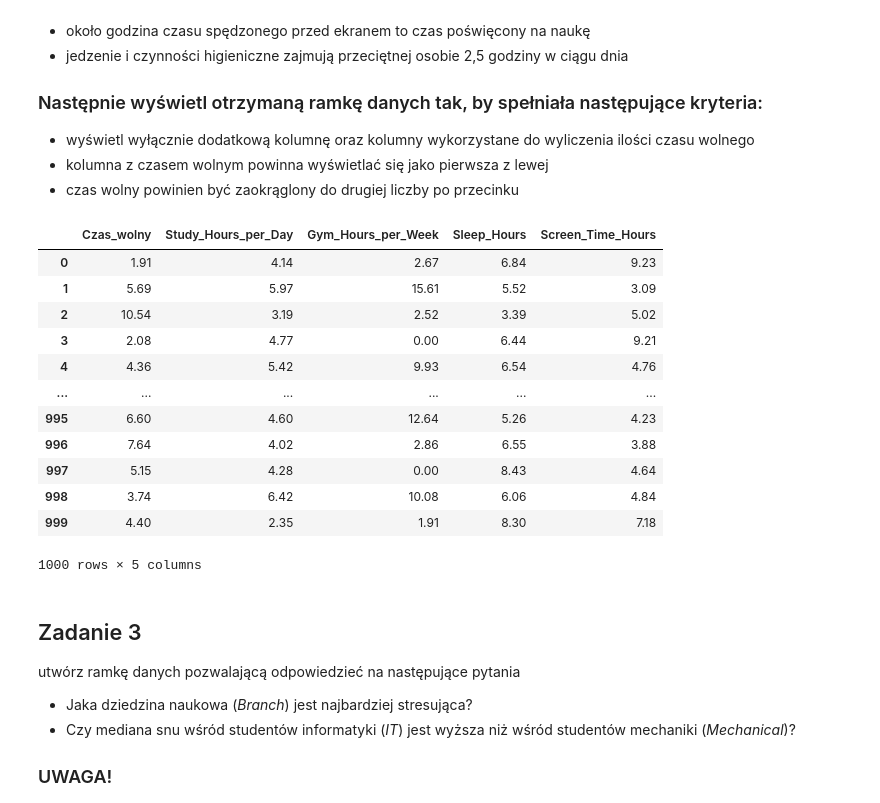
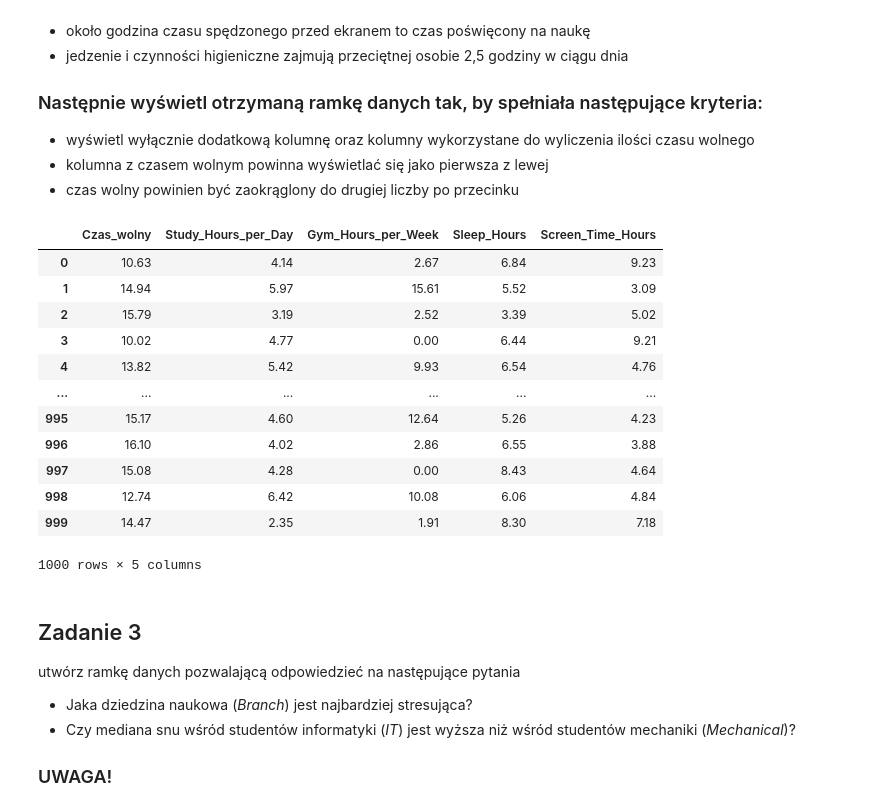
Before and after one commit to Zajecia-na-PWr-LR/lista-1-PawelZubalski, a Jupyter notebook: UczenieMaszynowe_25_26_Lista1.ipynb, the cells around one changed output. Cells and saved outputs as stored; diff of their text form; code cells hidden in the pictures.

```diff
--- a/UczenieMaszynowe_25_26_Lista1.ipynb
+++ b/UczenieMaszynowe_25_26_Lista1.ipynb
@@ -96,35 +96,35 @@ dodaj do ramki danych kolumnę z wyliczoną średnią ilością czasu wolnego, k
 - kolumna z czasem wolnym powinna wyświetlać się jako pierwsza z lewej
 - czas wolny powinien być zaokrąglony do drugiej liczby po przecinku
 # %%
-df['Czas_wolny'] = 24 - df['Study_Hours_per_Day'] - df['Screen_Time_Hours'] +
-1 - 2.5 - df['Gym_Hours_per_Week']/7 - df['Sleep_Hours']
+df['Czas_wolny'] = 24 - df['Study_Hours_per_Day'] - df['Screen_Time_Hours']
++ 1 - 2.5 - df['Gym_Hours_per_Week']/7 - df['Sleep_Hours']
 
 df['Czas_wolny'] = df['Czas_wolny'].round(2)
 
 columns = [
     'Study_Hours_per_Day',
     'Gym_Hours_per_Week',
     'Sleep_Hours',
     'Screen_Time_Hours'
 ]
 
 columns_to_print = ['Czas_wolny'] + columns
 
 table = df[columns_to_print]
 display(table)
 # %% [output]
 |  | Czas_wolny | Study_Hours_per_Day | Gym_Hours_per_Week | Sleep_Hours | Screen_Time_Hours |
-| 0 | 1.91 | 4.14 | 2.67 | 6.84 | 9.23 |
-| 1 | 5.69 | 5.97 | 15.61 | 5.52 | 3.09 |
-| 2 | 10.54 | 3.19 | 2.52 | 3.39 | 5.02 |
-| 3 | 2.08 | 4.77 | 0.00 | 6.44 | 9.21 |
-| 4 | 4.36 | 5.42 | 9.93 | 6.54 | 4.76 |
+| 0 | 10.63 | 4.14 | 2.67 | 6.84 | 9.23 |
+| 1 | 14.94 | 5.97 | 15.61 | 5.52 | 3.09 |
+| 2 | 15.79 | 3.19 | 2.52 | 3.39 | 5.02 |
+| 3 | 10.02 | 4.77 | 0.00 | 6.44 | 9.21 |
+| 4 | 13.82 | 5.42 | 9.93 | 6.54 | 4.76 |
 | ... | ... | ... | ... | ... | ... |
-| 995 | 6.60 | 4.60 | 12.64 | 5.26 | 4.23 |
-| 996 | 7.64 | 4.02 | 2.86 | 6.55 | 3.88 |
-| 997 | 5.15 | 4.28 | 0.00 | 8.43 | 4.64 |
-| 998 | 3.74 | 6.42 | 10.08 | 6.06 | 4.84 |
-| 999 | 4.40 | 2.35 | 1.91 | 8.30 | 7.18 |
+| 995 | 15.17 | 4.60 | 12.64 | 5.26 | 4.23 |
+| 996 | 16.10 | 4.02 | 2.86 | 6.55 | 3.88 |
+| 997 | 15.08 | 4.28 | 0.00 | 8.43 | 4.64 |
+| 998 | 12.74 | 6.42 | 10.08 | 6.06 | 4.84 |
+| 999 | 14.47 | 2.35 | 1.91 | 8.30 | 7.18 |
 1000 rows × 5 columns
 # %% [markdown]
 ## Zadanie 3
```
Also changed, not shown: parts of 1 cell of this notebook.
